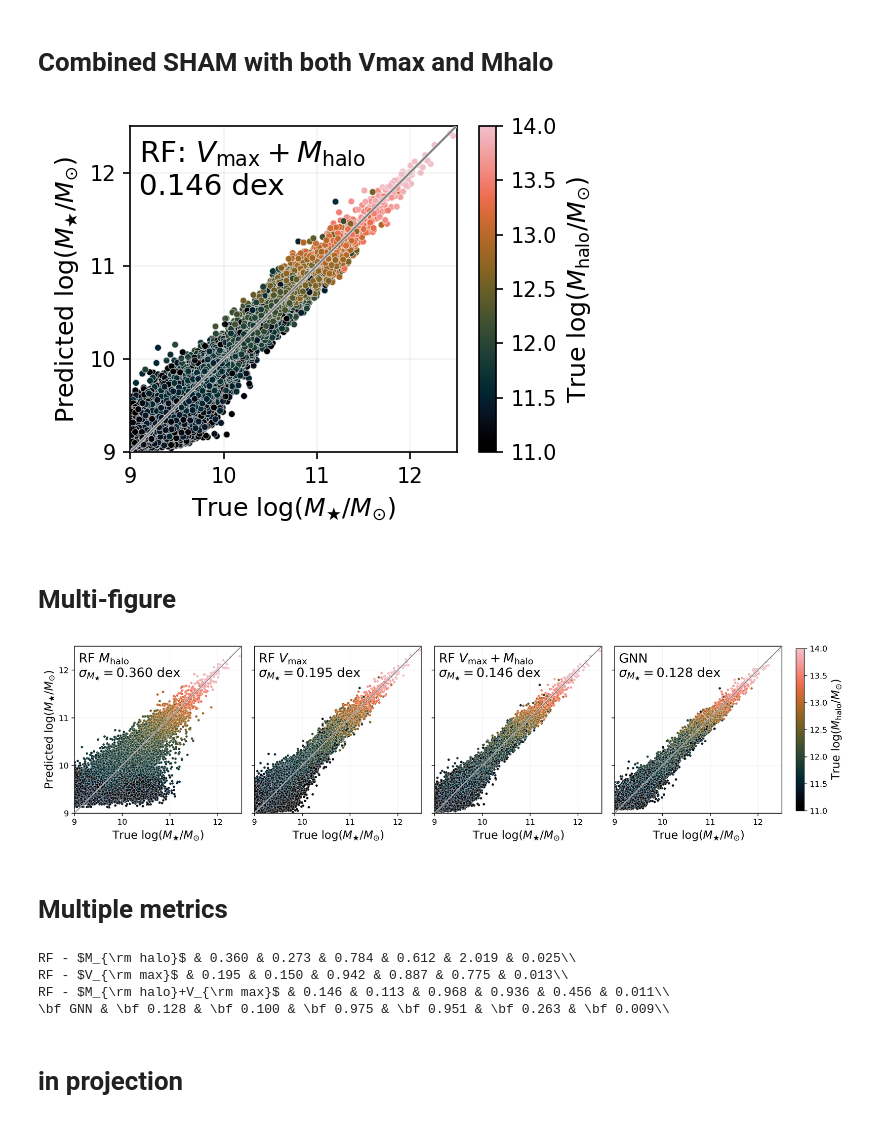
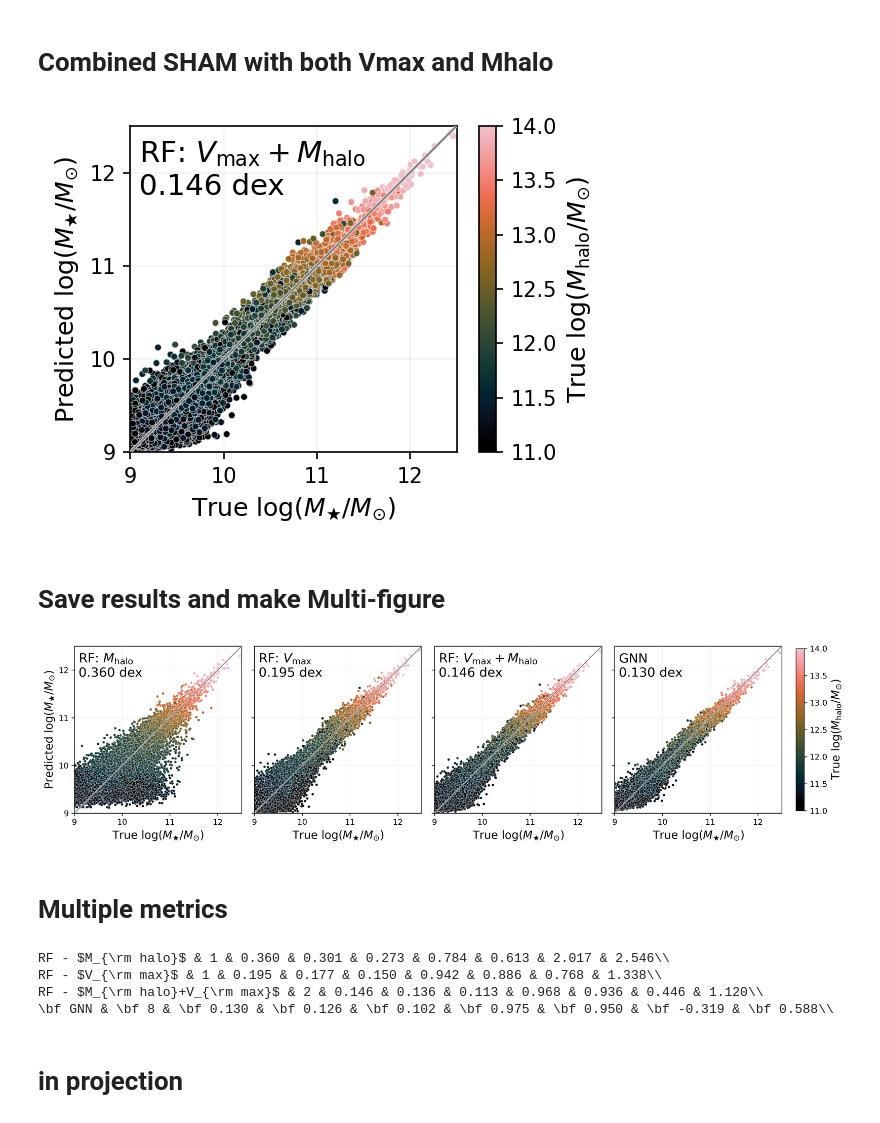
Before and after one commit to jwuphysics/halo-gnns, a Jupyter notebook: notebook/cosmic-web-painting-on-galaxies.ipynb, the cells around one changed output. Drawn from its saved outputs; the diff is of its cells as text; code cells hidden in the pictures.

```diff
--- a/notebook/cosmic-web-painting-on-galaxies.ipynb
+++ b/notebook/cosmic-web-painting-on-galaxies.ipynb
@@ -353,13 +363,13 @@ model = EdgePointGNN(
     node_features=node_features,
     n_layers=1,
     D_link=5,
-    hidden_channels=128,
+    hidden_channels=256,
     latent_channels=128,
     loop=True,
     estimate_all_subhalos=True,
     use_global_pooling=False,
     n_out=out_features,
-     aggr='max'
+    aggr="sum"
 )
 
 model.to(device)
@@ -381,7 +391,7 @@ EdgePointGNN(
 # %%
 from train import *
 
-batch_size = 64
+batch_size = 36
 
 data_train = data[:-train_test_frac_split]
 data_valid = data[-train_test_frac_split:]
@@ -619,6 +636,6 @@ plt.tight_layout()
 
 plt.savefig(f'{ROOT}/results/painting-galaxies/rf-Mhalo+Vmax.png')
 # %% [output]
-[figure, old version]
+[figure, new version]
 # %% [markdown]
-# Multi-figure
+# Save results and make Multi-figure
@@ -628,38 +659,38 @@ gs = fig.add_gridspec(1, 4, wspace=0.05, left=0.05, right=0.95, bottom=0.025, to
 ax1, ax2, ax3, ax4 = gs.subplots(sharey="row")
 
 ax1.scatter(y_log_Mstar, p_log_Mstar_rf_Mh, c=log_Mhalo, edgecolor='white', linewidths=0.2, s=10, cmap=cmr.dusk, vmin=11, vmax=14)
-ax1.text(0.025, 0.96, f"RF $M_{{\\rm halo}}$\n$\\sigma_{{M_{{\\bigstar}}}} = ${np.sqrt(np.mean((p_log_Mstar_rf_Mh - y_log_Mstar)**2)):.3f} dex", va="top", transform=ax1.transAxes, fontsize=16)
+ax1.text(0.025, 0.96, f"RF: $M_{{\\rm halo}}$\n{np.sqrt(np.mean((p_log_Mstar_rf_Mh - y_log_Mstar)**2)):.3f} dex", va="top", transform=ax1.transAxes, fontsize=16)
 
 ax2.scatter(y_log_Mstar, p_log_Mstar_rf, c=log_Mhalo, edgecolor='white', linewidths=0.2, s=10, cmap=cmr.dusk, vmin=11, vmax=14)
-ax2.text(0.025, 0.96, f"RF $V_{{\\rm max}}$\n$\\sigma_{{M_{{\\bigstar}}}} = ${np.sqrt(np.mean((p_log_Mstar_rf - y_log_Mstar)**2)):.3f} dex", va="top", transform=ax2.transAxes, fontsize=16)
+ax2.text(0.025, 0.96, f"RF: $V_{{\\rm max}}$\n{np.sqrt(np.mean((p_log_Mstar_rf - y_log_Mstar)**2)):.3f} dex", va="top", transform=ax2.transAxes, fontsize=16)
 
 ax3.scatter(y_log_Mstar, p_log_Mstar_rf_combined, c=log_Mhalo, edgecolor='white', linewidths=0.2, s=10, cmap=cmr.dusk, vmin=11, vmax=14)
-ax3.text(0.025, 0.96, f"RF $V_{{\\rm max}}+M_{{\\rm halo}}$\n$\\sigma_{{M_{{\\bigstar}}}} = ${np.sqrt(np.mean((p_log_Mstar_rf_combined - y_log_Mstar)**2)):.3f} dex", va="top", transform=ax3.transAxes, fontsize=16)
+ax3.text(0.025, 0.96, f"RF: $V_{{\\rm max}}+M_{{\\rm halo}}$\n{np.sqrt(np.mean((p_log_Mstar_rf_combined - y_log_Mstar)**2)):.3f} dex", va="top", transform=ax3.transAxes, fontsize=16)
 
 sc = ax4.scatter(y_log_Mstar, p_log_Mstar, c=log_Mhalo, edgecolor='white', linewidths=0.2, s=10, cmap=cmr.dusk, vmin=11, vmax=14)
-ax4.text(0.025, 0.96, f"GNN\n$\\sigma_{{M_{{\\bigstar}}}} = ${np.sqrt(np.mean((p_log_Mstar - y_log_Mstar)**2)):.3f} dex", va="top", transform=ax4.transAxes, fontsize=16)
+ax4.text(0.025, 0.96, f"GNN\n{np.sqrt(np.mean((p_log_Mstar - y_log_Mstar)**2)):.3f} dex", va="top", transform=ax4.transAxes, fontsize=16)
 
 cb = fig.colorbar(sc, ax=[ax1, ax2, ax3, ax4], pad=0.02, shrink=0.83)
 cb.set_label("True log($M_{\\rm halo}/M_{\\odot}}$)", fontsize=14)
 
 
 for ax in [ax1, ax2, ax3, ax4]:
     ax.plot([0, 50], [0, 50], lw=1.5, c='w', zorder=9)
     ax.plot([0, 50], [0, 50], lw=1, c='0.5', zorder=10)
     ax.grid(alpha=0.15)
     ax.set_xlim(9, 12.5)
     ax.set_ylim(9, 12.5)
     ax.set_xticks([9, 10, 11, 12])
     ax.set_yticks([9, 10, 11, 12])
 
     if ax == ax1:
         ax.set_ylabel("Predicted log($M_{\\bigstar}/M_{\\odot}}$)", fontsize=14)
     ax.set_xlabel("True log($M_{\\bigstar}/M_{\\odot}}$)", fontsize=14)
     ax.set_aspect("equal")
 
 
 plt.savefig(f'{ROOT}/results/painting-galaxies/GNN-vs-RF.png')
 # %% [output]
-[figure, old version]
+[figure, new version]
 # %% [markdown]
 # Multiple metrics
@@ -678,20 +709,20 @@ def get_metrics(p, y):
 # %%
-metrics_Mh = get_metrics(p_log_Mstar_rf_Mh, y_log_Mstar)
-print("RF - $M_{\\rm halo}$ & " + " & ".join([f"{m:.3f}" for m in metrics_Mh]) + "\\\\")
+metrics_Mh = get_metrics(df.p_RF_Mhalo, df.log_Mstar)
+print("RF - $M_{\\rm halo}$ & 1 & " + " & ".join([f"{m:.3f}" for m in metrics_Mh]) + "\\\\")
 
-metrics_Vmax = get_metrics(p_log_Mstar_rf, y_log_Mstar)
-print("RF - $V_{\\rm max}$ & " + " & ".join([f"{m:.3f}" for m in metrics_Vmax]) + "\\\\")
+metrics_Vmax = get_metrics(df.p_RF_Vmax, df.log_Mstar)
+print("RF - $V_{\\rm max}$ & 1 & " + " & ".join([f"{m:.3f}" for m in metrics_Vmax]) + "\\\\")
 
-metrics_combined = get_metrics(p_log_Mstar_rf_combined, y_log_Mstar)
-print("RF - $M_{\\rm halo}+V_{\\rm max}$ & " + " & ".join([f"{m:.3f}" for m in metrics_combined]) + "\\\\")
+metrics_combined = get_metrics(df.p_RF_combined, df.log_Mstar)
+print("RF - $M_{\\rm halo}+V_{\\rm max}$ & 2 & " + " & ".join([f"{m:.3f}" for m in metrics_combined]) + "\\\\")
 
-metrics_GNN = get_metrics(p_log_Mstar, y_log_Mstar)
-print("\\bf GNN & \\bf " + " & \\bf ".join([f"{m:.3f}" for m in metrics_GNN]) + "\\\\")
+metrics_GNN = get_metrics(df.p_GNN_3d, df.log_Mstar)
+print("\\bf GNN & \\bf 8 & \\bf " + " & \\bf ".join([f"{m:.3f}" for m in metrics_GNN]) + "\\\\")
 # %% [output]
-RF - $M_{\rm halo}$ & 0.360 & 0.273 & 0.784 & 0.612 & 2.019 & 0.025\\
-RF - $V_{\rm max}$ & 0.195 & 0.150 & 0.942 & 0.887 & 0.775 & 0.013\\
-RF - $M_{\rm halo}+V_{\rm max}$ & 0.146 & 0.113 & 0.968 & 0.936 & 0.456 & 0.011\\
-\bf GNN & \bf 0.128 & \bf 0.100 & \bf 0.975 & \bf 0.951 & \bf 0.263 & \bf 0.009\\
+RF - $M_{\rm halo}$ & 1 & 0.360 & 0.301 & 0.273 & 0.784 & 0.613 & 2.017 & 2.546\\
+RF - $V_{\rm max}$ & 1 & 0.195 & 0.177 & 0.150 & 0.942 & 0.886 & 0.768 & 1.338\\
+RF - $M_{\rm halo}+V_{\rm max}$ & 2 & 0.146 & 0.136 & 0.113 & 0.968 & 0.936 & 0.446 & 1.120\\
+\bf GNN & \bf 8 & \bf 0.130 & \bf 0.126 & \bf 0.102 & \bf 0.975 & \bf 0.950 & \bf -0.319 & \bf 0.588\\
 # %% [markdown]
 # in **projection**
 # %%
```
Also changed, not shown: parts of 24 cells of this notebook, 2 other files.
